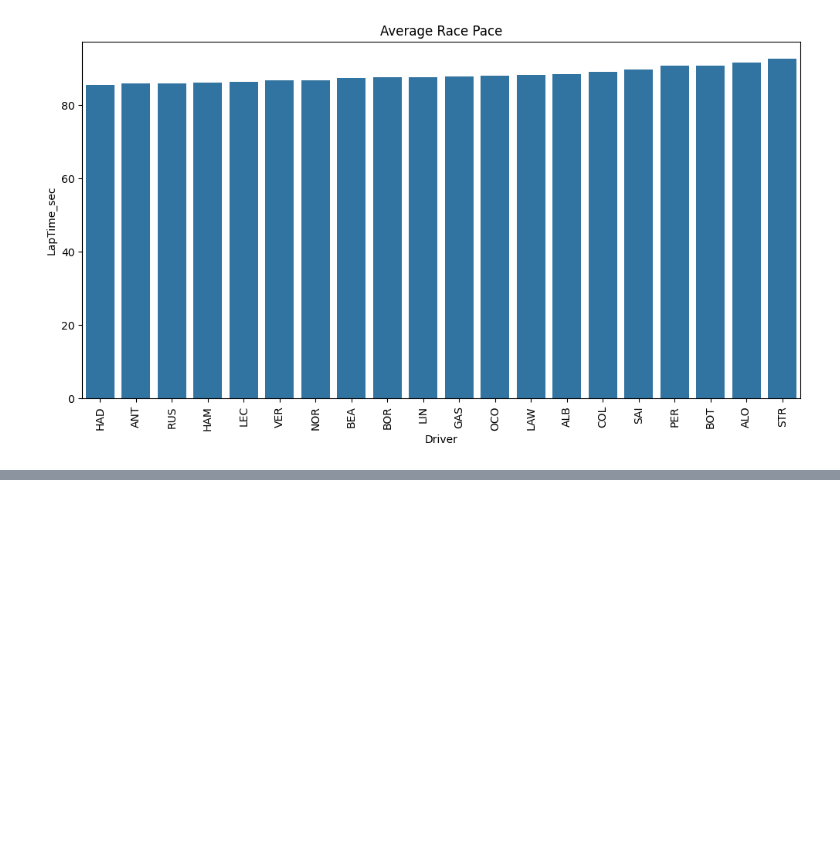
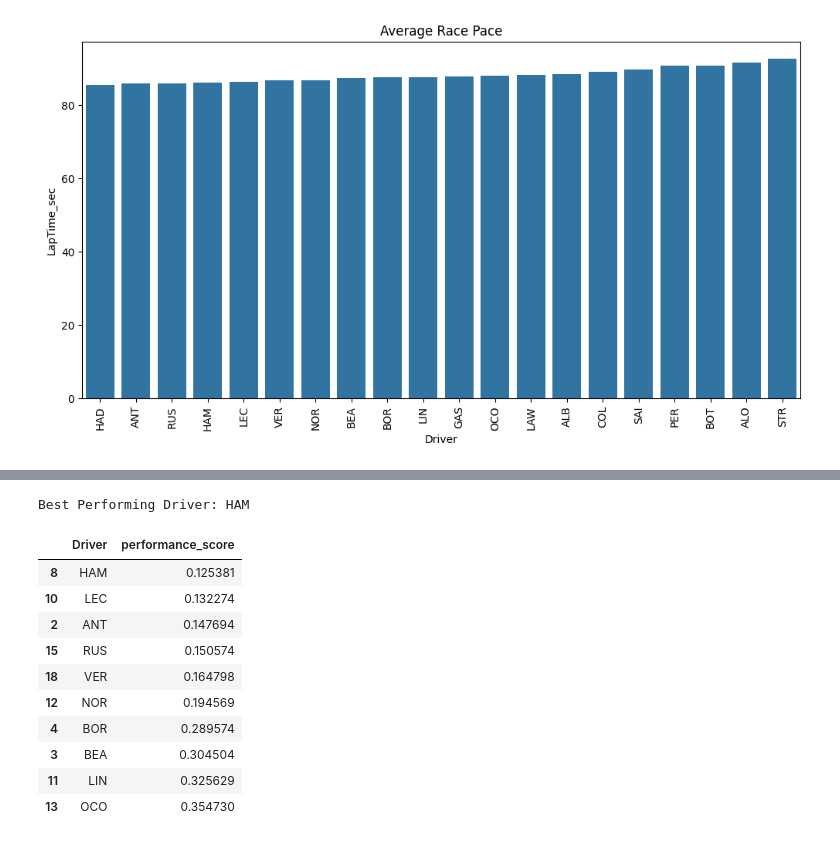
Before and after one commit to ronitmaheshwari05/F1-race-data-analysis, a Jupyter notebook: F1_Race_Data_Analysis_.ipynb, the cells around one changed output, grey strips where cells are left out. Cells and saved outputs as stored; diff of their text form; code cells hidden in the pictures; blank space fills up the shorter version.

```diff
--- a/F1_Race_Data_Analysis_.ipynb
+++ b/F1_Race_Data_Analysis_.ipynb
@@ -360,0 +416,22 @@ laps.to_csv("f1_2026_race-data.csv", index=False)
+# %%
+driver_stats = driver_stats.sort_values("performance_score")
+
+predicted_best_performing_driver = driver_stats.iloc[0]["Driver"]
+
+print("Best Performing Driver:", predicted_best_performing_driver)
+# %% [output]
+Best Performing Driver: HAM
+# %%
+driver_stats.sort_values("performance_score")[["Driver","performance_score"]].head(10)
+# %% [output]
+|  | Driver | performance_score |
+| 8 | HAM | 0.125381 |
+| 10 | LEC | 0.132274 |
+| 2 | ANT | 0.147694 |
+| 15 | RUS | 0.150574 |
+| 18 | VER | 0.164798 |
+| 12 | NOR | 0.194569 |
+| 4 | BOR | 0.289574 |
+| 3 | BEA | 0.304504 |
+| 11 | LIN | 0.325629 |
+| 13 | OCO | 0.354730 |
```
Also changed, not shown: parts of 16 cells of this notebook.
